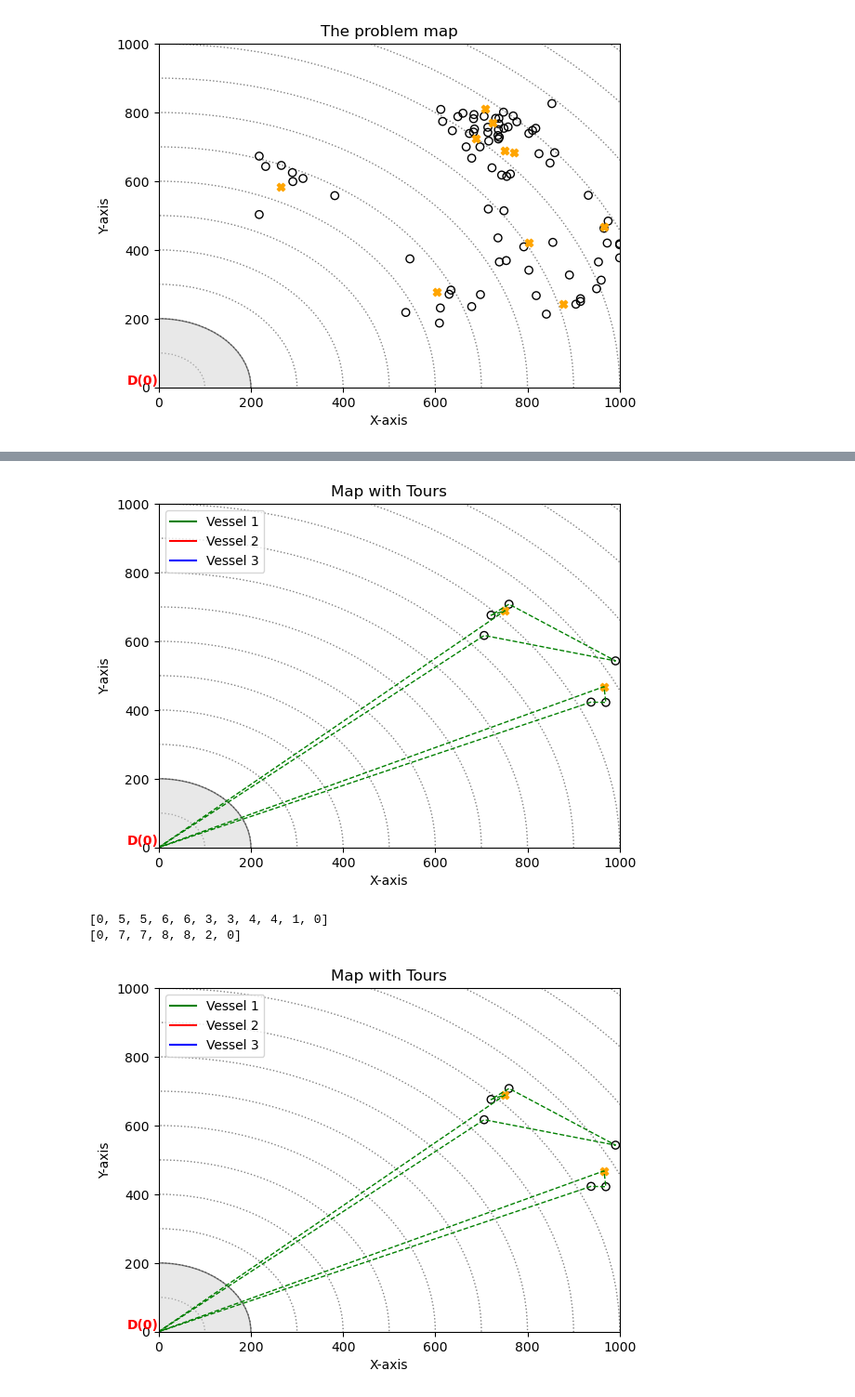
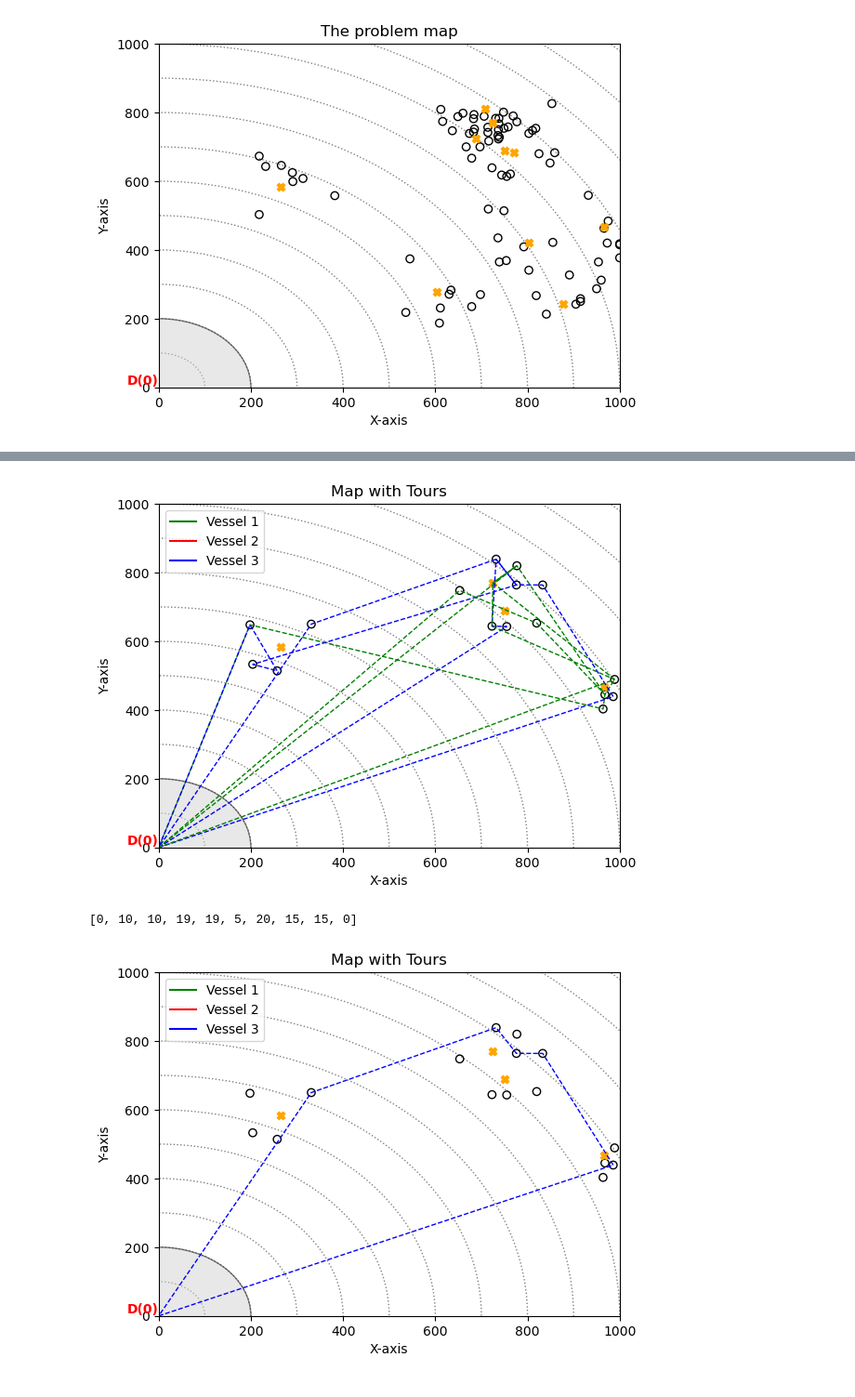
Before and after one commit to simonhusebo/MASTERS, a Jupyter notebook: Experiments.ipynb, the cells around one changed output, grey strips where cells are left out. Shown at 93% size. Cells and saved outputs as stored; diff of their text form; code cells hidden in the pictures.

Commit message:
Added problem files and some figures

```diff
--- a/Experiments.ipynb
+++ b/Experiments.ipynb
@@ -2,10 +5,13 @@
 %run Model.ipynb
 # %% [output]
 [figure]
+# %%
+problems = load_problems("/Users/simonhusebo/Dokumenter/MASTERS CODE/data")
 # %%
-problem = make_problem(n_nodes_per_cluster=3,n_chargers=2)
-inital = initial_solution(problem,n_trips=2)
+problem = problems[0]
+n_trips = problem['N_trips']
+initial = initial_solution(problem,n_trips)
 operators = [random_remove_greedy_insert,largest_trip_remove_greedy_insert,similarity_removal_greedy_insert]
 probabilities = [1/3,1/3,1/3]
-#show_the_map(problem)
+show_the_map(problem)
 # %% [output]
@@ -26,5 +21,5 @@ Initial Solution:           [(0, 0), (0, 0), (3, 0), (3, 1), (4, 0), (4, 1), (5,
 # %%
 #sol,cost,n_feasible,cost_movement = simple_sim_annealing(inital,problem,operators,probabilities)
 # %%
-best_solution,processed_best,best_cost,best_costs,costs,all_weights,all_scores,all_used,final_improvement,unique = ALNS(inital,problem,operators)
+best_solution,processed_best,best_cost,best_costs,costs,all_weights,all_scores,all_used,final_improvement,unique,accept_list = ALNS(initial,problem,operators)
 # %% [output]
@@ -59,14 +50,13 @@ ax = plot_all_trips(ax, processed_best, problem)
 # Display the combined plot
 plt.show()
 # %% [output]
-[figure, old version]
+[figure, new version]
 # %%
 bx = show_the_map(problem)
 
-bx = plot_some_trips(bx, processed_best, problem,2)
+bx = plot_some_trips(bx, processed_best, problem,1)
 
 plt.show()
 # %% [output]
-[0, 5, 5, 6, 6, 3, 3, 4, 4, 1, 0]
-[0, 7, 7, 8, 8, 2, 0]
+[0, 10, 10, 19, 19, 5, 20, 15, 15, 0]
-[figure, old version]
+[figure, new version]
```
Also changed, not shown: parts of 18 cells of this notebook, 22 other files.
